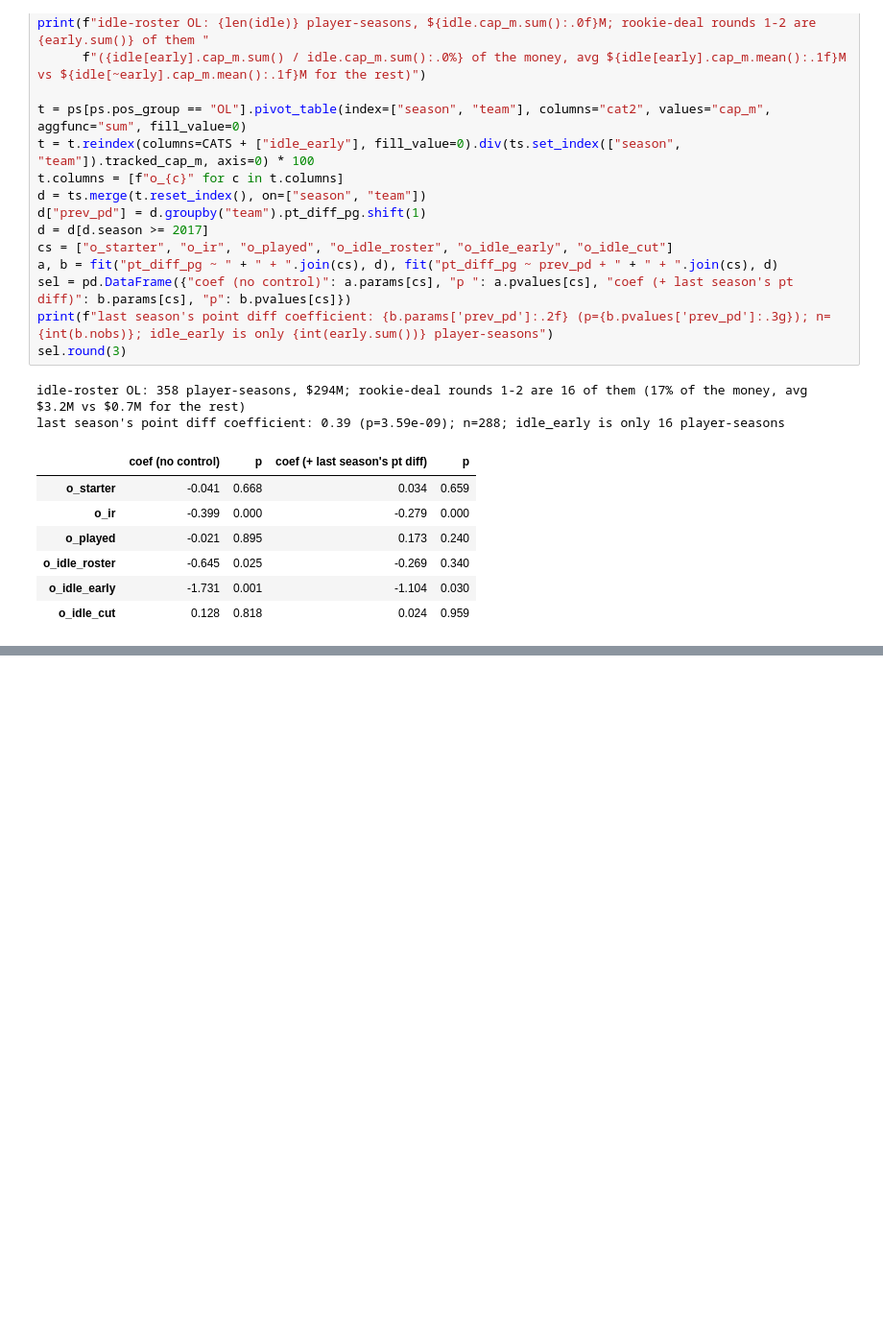
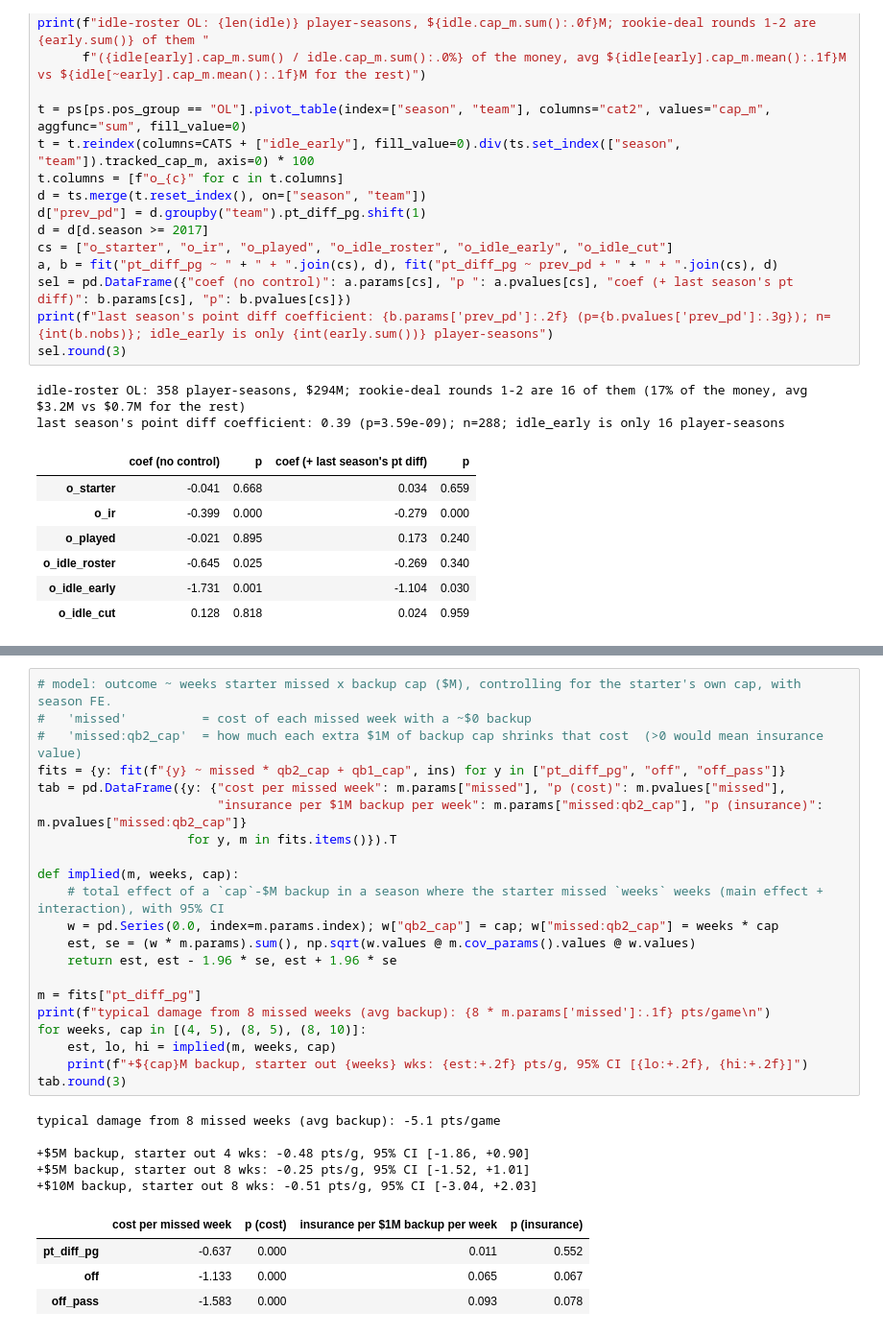
Before and after one commit to noahfighter883/nfl-position-value, a Jupyter notebook: analysis.ipynb, the cells around one changed output, grey strips where cells are left out. Shown at 96% size. Drawn from its saved outputs; the diff is of its cells as text; blank space fills up the shorter version.

```diff
--- a/analysis.ipynb
+++ b/analysis.ipynb
@@ -633,0 +674,31 @@ last season's point diff coefficient: 0.39 (p=3.59e-09); n=288; idle_early is on
+# %%
+# model: outcome ~ weeks starter missed x backup cap ($M), controlling for the starter's own cap, with season FE.
+#   'missed'          = cost of each missed week with a ~$0 backup
+#   'missed:qb2_cap'  = how much each extra $1M of backup cap shrinks that cost  (>0 would mean insurance value)
+fits = {y: fit(f"{y} ~ missed * qb2_cap + qb1_cap", ins) for y in ["pt_diff_pg", "off", "off_pass"]}
+tab = pd.DataFrame({y: {"cost per missed week": m.params["missed"], "p (cost)": m.pvalues["missed"],
+                        "insurance per $1M backup per week": m.params["missed:qb2_cap"], "p (insurance)": m.pvalues["missed:qb2_cap"]}
+                    for y, m in fits.items()}).T
+
+def implied(m, weeks, cap):
+    # total effect of a `cap`-$M backup in a season where the starter missed `weeks` weeks (main effect + interaction), with 95% CI
+    w = pd.Series(0.0, index=m.params.index); w["qb2_cap"] = cap; w["missed:qb2_cap"] = weeks * cap
+    est, se = (w * m.params).sum(), np.sqrt(w.values @ m.cov_params().values @ w.values)
+    return est, est - 1.96 * se, est + 1.96 * se
+
+m = fits["pt_diff_pg"]
+print(f"typical damage from 8 missed weeks (avg backup): {8 * m.params['missed']:.1f} pts/game\n")
+for weeks, cap in [(4, 5), (8, 5), (8, 10)]:
+    est, lo, hi = implied(m, weeks, cap)
+    print(f"+${cap}M backup, starter out {weeks} wks: {est:+.2f} pts/g, 95% CI [{lo:+.2f}, {hi:+.2f}]")
+tab.round(3)
+# %% [output]
+typical damage from 8 missed weeks (avg backup): -5.1 pts/game
+
++$5M backup, starter out 4 wks: -0.48 pts/g, 95% CI [-1.86, +0.90]
++$5M backup, starter out 8 wks: -0.25 pts/g, 95% CI [-1.52, +1.01]
++$10M backup, starter out 8 wks: -0.51 pts/g, 95% CI [-3.04, +2.03]
+|  | cost per missed week | p (cost) | insurance per $1M backup per week | p (insurance) |
+| pt_diff_pg | -0.637 | 0.000 | 0.011 | 0.552 |
+| off | -1.133 | 0.000 | 0.065 | 0.067 |
+| off_pass | -1.583 | 0.000 | 0.093 | 0.078 |
```
Also changed, not shown: parts of 5 cells of this notebook, 1 other file.
